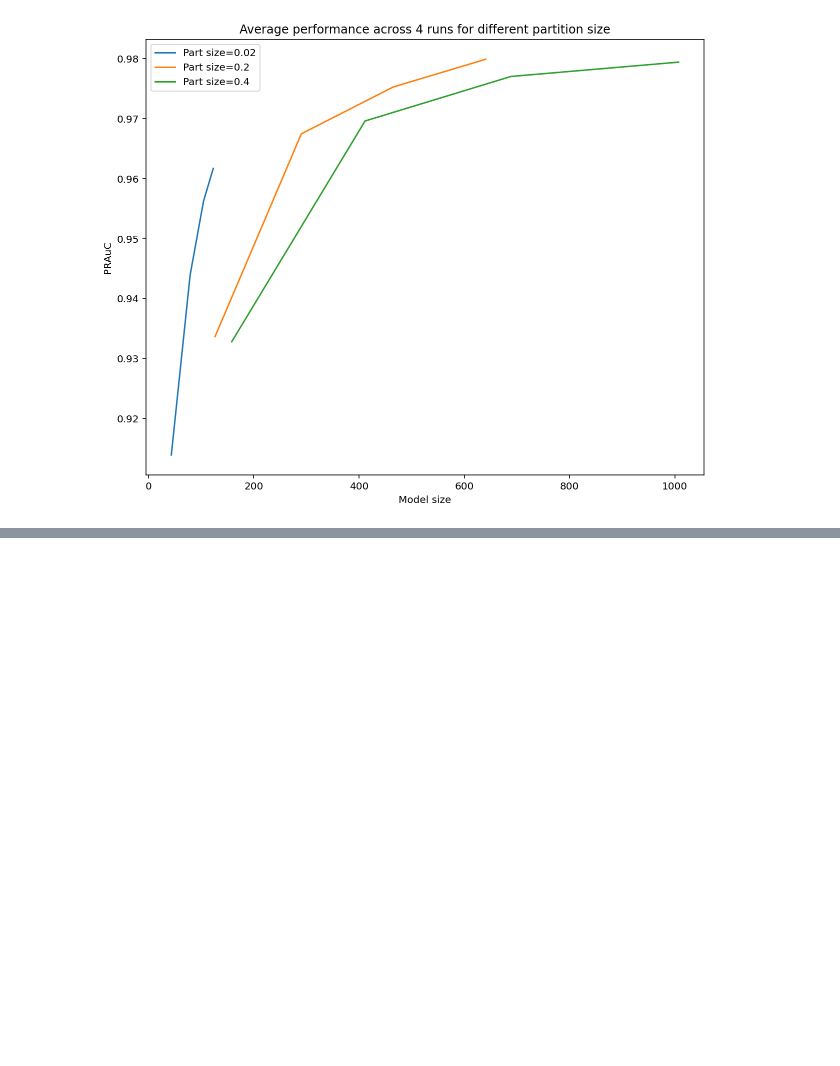
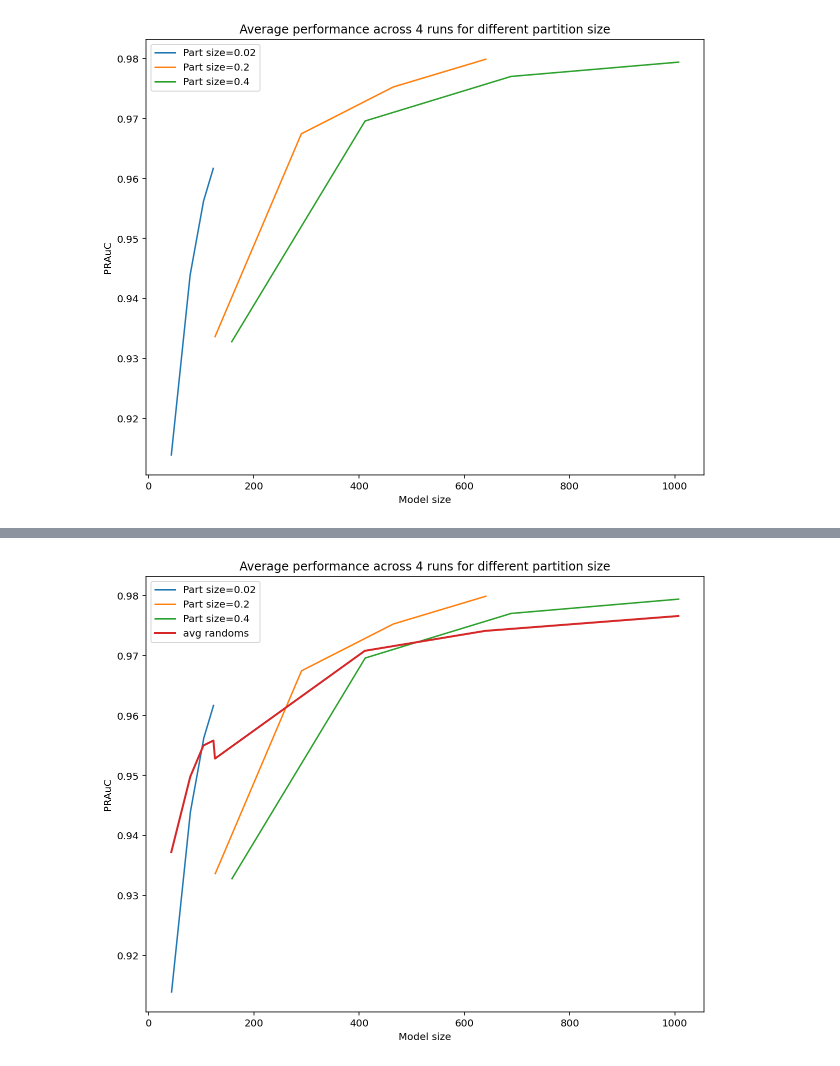
Before and after one commit to jrybicki-jsc/smms, a Jupyter notebook: graphla/newcluster_results.ipynb, the cells around one changed output, grey strips where cells are left out. Cells and saved outputs as stored; diff of their text form; code cells hidden in the pictures; blank space fills up the shorter version.

```diff
--- a/graphla/newcluster_results.ipynb
+++ b/graphla/newcluster_results.ipynb
@@ -464,9 +432,0 @@ plt.legend();
-# %%
-
-from collections import defaultdict
-streamed_net = defaultdict(dict)
-for s in p_sizes_new:
-    for g in gammas:
-        _, net_name = get_file_names(gamma=g, p_size=s)
-        g2, n = load_net(net_name)
-        streamed_net[float(s)][g] = n
@@ -667,0 +653,16 @@ str.replace?
+# %%
+
+plt.figure(figsize=(10,8))
+plt.title('Average performance across 4 runs for different partition size')
+for suffix, data in rres.items():
+    x,y = get_avgs(results=data)
+    plt.plot(x, y, label=f"Part size={suffix.replace('0', '0.', 1)}")
+
+x,y = get_avgs(results=randres)
+plt.plot(x, y, lw=2, label=f"avg randoms")
+
+plt.xlabel('Model size')
+plt.ylabel('PRAuC')
+plt.legend();
+# %% [output]
+[figure, added]
```
Also changed, not shown: parts of 15 cells of this notebook.
